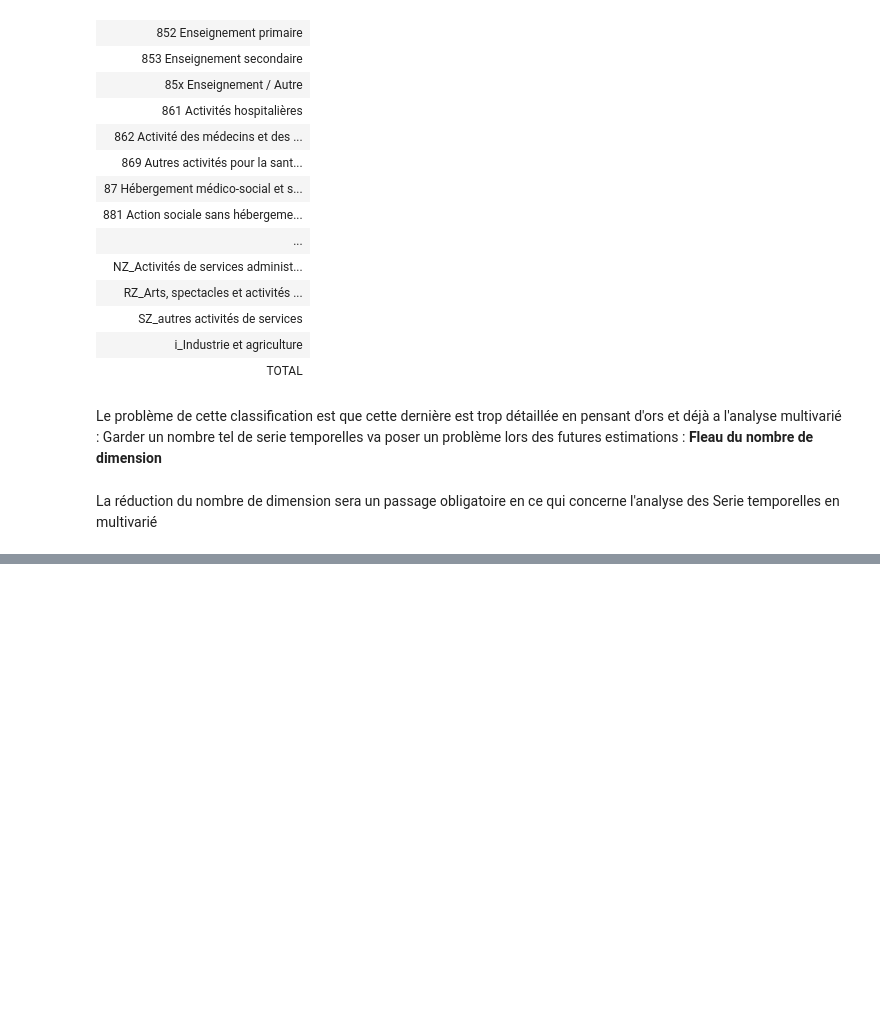
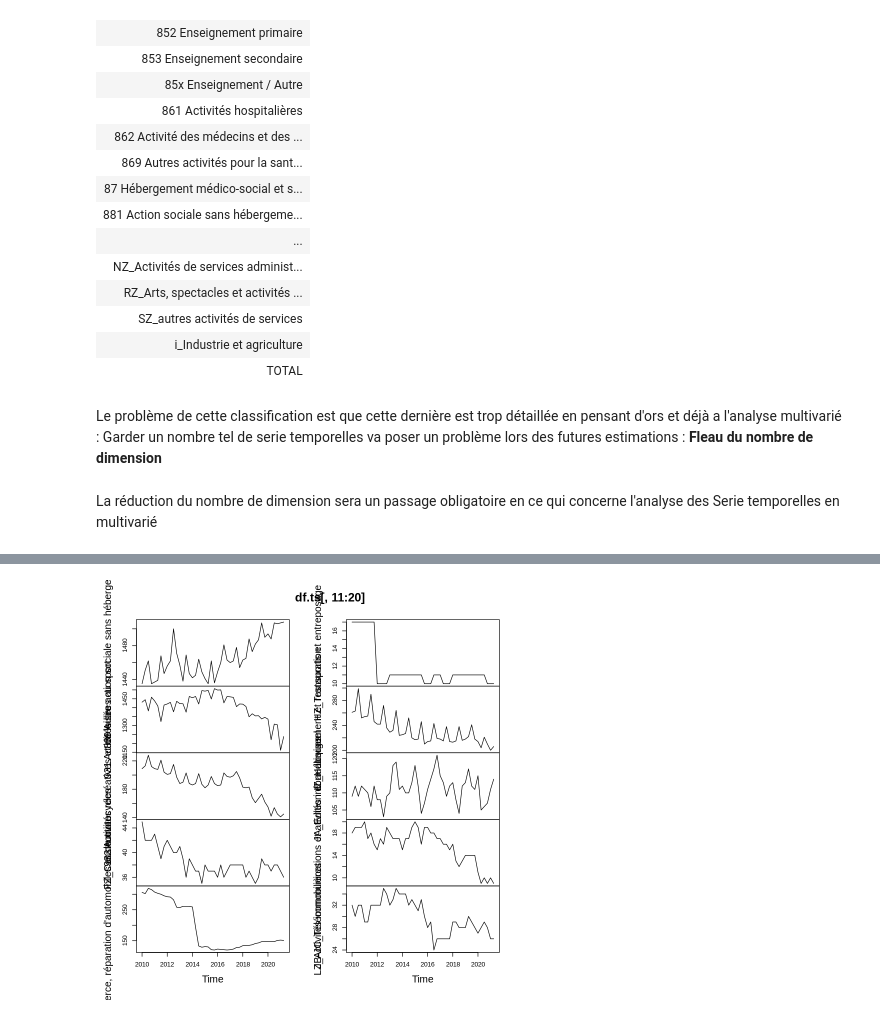
Before and after one commit to Jay-boo/TimeSeries_ACOSS, a Jupyter notebook: main.ipynb, the cells around one changed output, grey strips where cells are left out. Saved outputs shown, nothing was run; the diff lists cells and outputs as text; code cells hidden in the pictures; blank space fills up the shorter version.

```diff
--- a/main.ipynb
+++ b/main.ipynb
@@ -302,0 +322,4 @@ plot.type = "single")
+# %%
+plot.ts(df.ts[,11:20])
+# %% [output]
+[figure, added]
```
Also changed, not shown: parts of 35 cells of this notebook.
